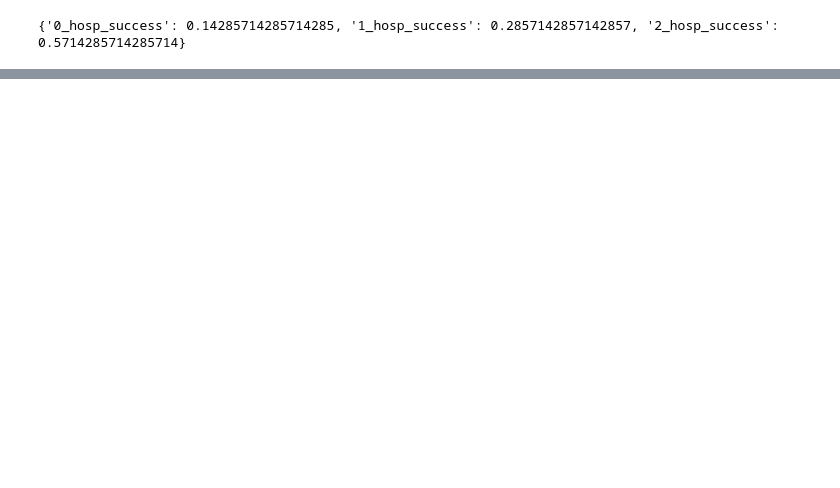
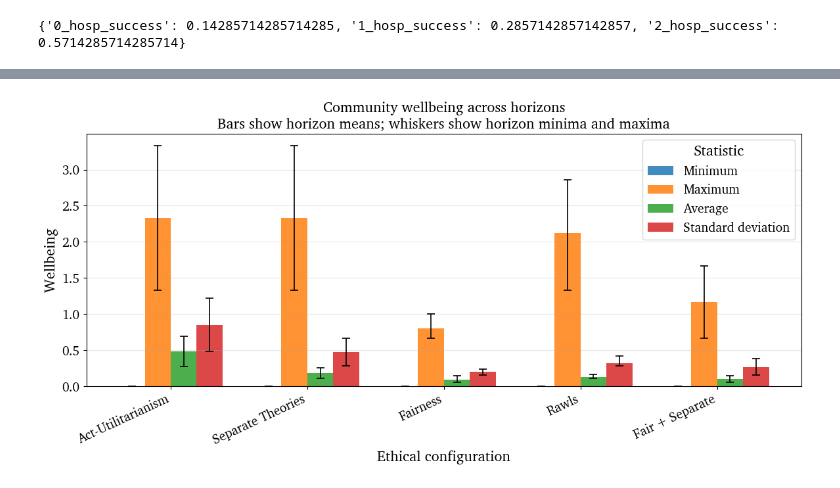
Before and after one commit to sameysimon/MoralPlanner, a Jupyter notebook: Notebooks/Rescue.ipynb, the cells around one changed output, grey strips where cells are left out. Saved outputs shown, nothing was run; the diff lists cells and outputs as text; code cells hidden in the pictures; blank space fills up the shorter version.

```diff
--- a/Notebooks/Rescue.ipynb
+++ b/Notebooks/Rescue.ipynb
@@ -348,0 +418,91 @@ worth_df.head(1000)
+# %%
+config_order = [
+    "Act-Utilitarianism",
+    "Separate Theories",
+    "Fairness",
+    "Rawls",
+    "Fair + Separate",
+    "Rawls + Separate",
+]
+
+statistic_order = [
+    "Minimum",
+    "Maximum",
+    "Average",
+    "Std_deviation",
+]
+
+statistic_labels = {
+    "Minimum": "Minimum",
+    "Maximum": "Maximum",
+    "Average": "Average",
+    "Std_deviation": "Standard deviation",
+}
+
+# Keep only configurations that actually occur
+config_order = [
+    config
+    for config in config_order
+    if config in plot_stats["Config_name"].unique()
+]
+
+x = np.arange(len(config_order))
+bar_width = 0.19
+
+fig, ax = plt.subplots(figsize=(12, 6))
+
+for i, statistic in enumerate(statistic_order):
+
+    stat_df = (
+        plot_stats[plot_stats["Statistic"] == statistic]
+        .set_index("Config_name")
+        .reindex(config_order)
+    )
+
+    offset = (
+        i - (len(statistic_order) - 1) / 2
+    ) * bar_width
+
+    # Asymmetric error bars:
+    # first row = distance to minimum horizon value
+    # second row = distance to maximum horizon value
+    yerr = np.vstack([
+        stat_df["Lower_error"].to_numpy(),
+        stat_df["Upper_error"].to_numpy(),
+    ])
+
+    ax.bar(
+        x + offset,
+        stat_df["Bar_height"],
+        width=bar_width,
+        yerr=yerr,
+        capsize=4,
+        label=statistic_labels[statistic],
+        alpha=0.85,
+        error_kw={
+            "elinewidth": 1.2,
+            "capthick": 1.2,
+        }
+    )
+
+ax.set_xticks(x)
+ax.set_xticklabels(
+    config_order,
+    rotation=25,
+    ha="right"
+)
+
+ax.set_xlabel("Ethical configuration")
+ax.set_ylabel("Wellbeing")
+ax.set_title(
+    "Community wellbeing across horizons\n"
+    "Bars show horizon means; whiskers show horizon minima and maxima"
+)
+
+ax.grid(axis="y", alpha=0.3)
+ax.legend(title="Statistic")
+
+plt.tight_layout()
+plt.show()
+# %% [output]
+[figure, added]
```
Also changed, not shown: parts of 11 cells of this notebook, 16 other files.
